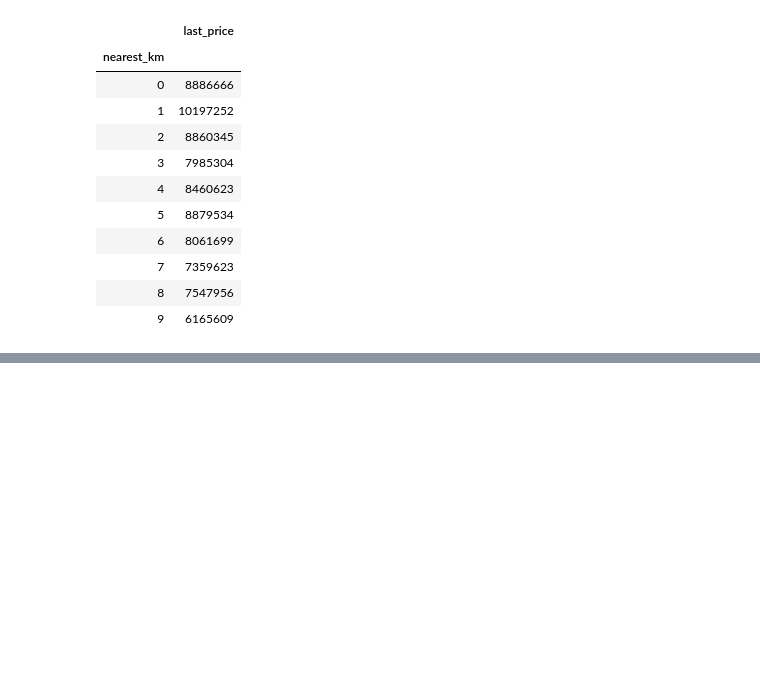
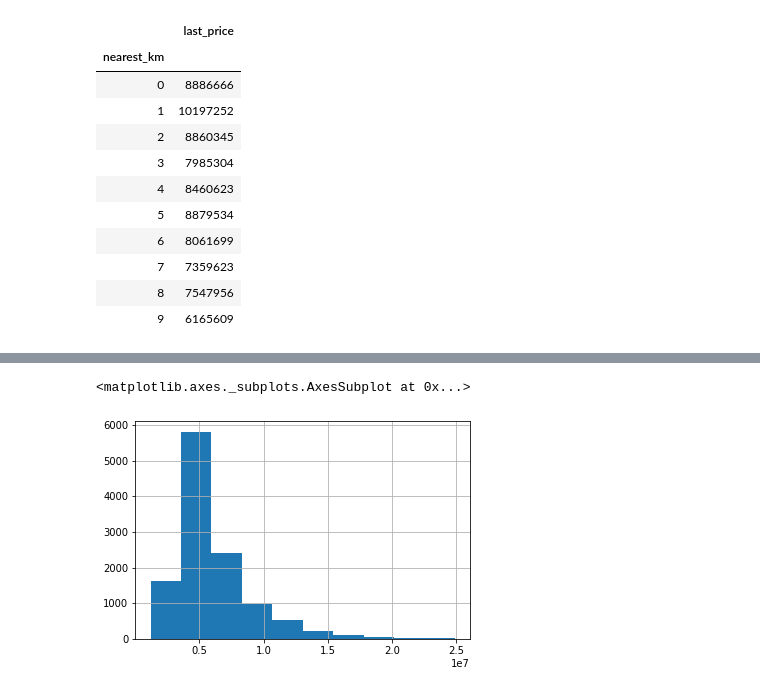
Before and after one commit to ViacheslavPogorelyy/YaP, a Jupyter notebook: part_number_two/project_2.ipynb, the cells around one changed output, grey strips where cells are left out. Cells and saved outputs as stored; diff of their text form; code cells hidden in the pictures; blank space fills up the shorter version.

```diff
--- a/part_number_two/project_2.ipynb
+++ b/part_number_two/project_2.ipynb
@@ -673,0 +641,5 @@ spb['nearest_km'].hist(grid = True, bins = 100, figsize=(14, 6))
+# %%
+spb['last_price'].hist()
+# %% [output]
+<matplotlib.axes._subplots.AxesSubplot at 0x...>
+[figure, added]
```
Also changed, not shown: parts of 39 cells of this notebook.
